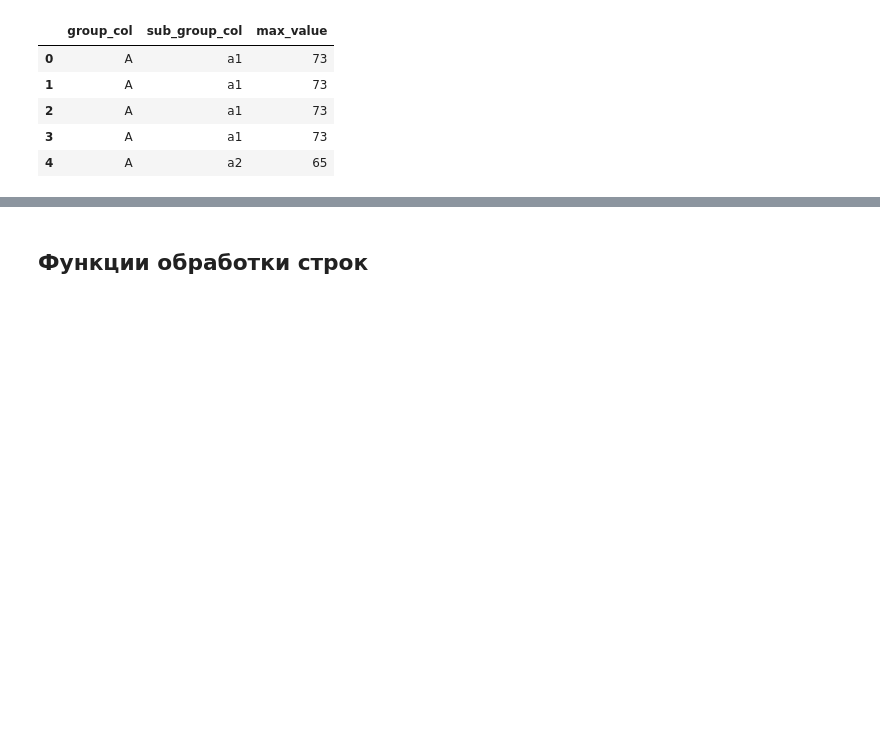
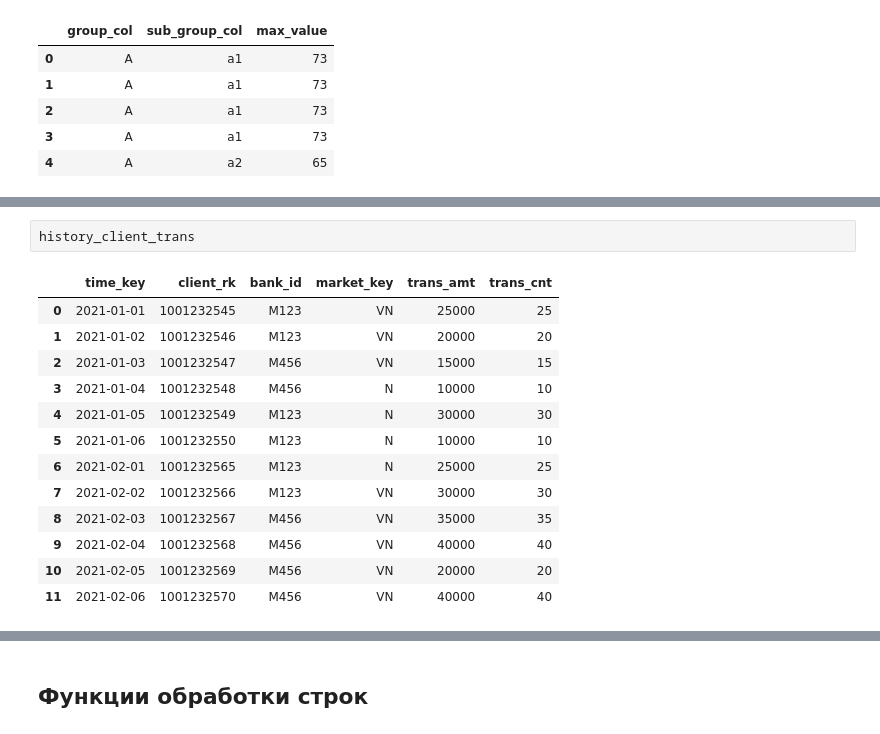
Before and after one commit to Saxsafon/Analysis, a Jupyter notebook: I_Storing/SQL/SQLite_queries.ipynb, the cells around one changed output, grey strips where cells are left out. Saved outputs shown, nothing was run; the diff lists cells and outputs as text; blank space fills up the shorter version.

```diff
--- a/I_Storing/SQL/SQLite_queries.ipynb
+++ b/I_Storing/SQL/SQLite_queries.ipynb
@@ -81,0 +322,16 @@ pysqldf(query)
+# %%
+history_client_trans
+# %% [output]
+|  | time_key | client_rk | bank_id | market_key | trans_amt | trans_cnt |
+| 0 | 2021-01-01 | 1001232545 | M123 | VN | 25000 | 25 |
+| 1 | 2021-01-02 | 1001232546 | M123 | VN | 20000 | 20 |
+| 2 | 2021-01-03 | 1001232547 | M456 | VN | 15000 | 15 |
+| 3 | 2021-01-04 | 1001232548 | M456 | N | 10000 | 10 |
+| 4 | 2021-01-05 | 1001232549 | M123 | N | 30000 | 30 |
+| 5 | 2021-01-06 | 1001232550 | M123 | N | 10000 | 10 |
+| 6 | 2021-02-01 | 1001232565 | M123 | N | 25000 | 25 |
+| 7 | 2021-02-02 | 1001232566 | M123 | VN | 30000 | 30 |
+| 8 | 2021-02-03 | 1001232567 | M456 | VN | 35000 | 35 |
+| 9 | 2021-02-04 | 1001232568 | M456 | VN | 40000 | 40 |
+| 10 | 2021-02-05 | 1001232569 | M456 | VN | 20000 | 20 |
+| 11 | 2021-02-06 | 1001232570 | M456 | VN | 40000 | 40 |
```
Also changed, not shown: parts of 32 cells of this notebook, 1 other file.
